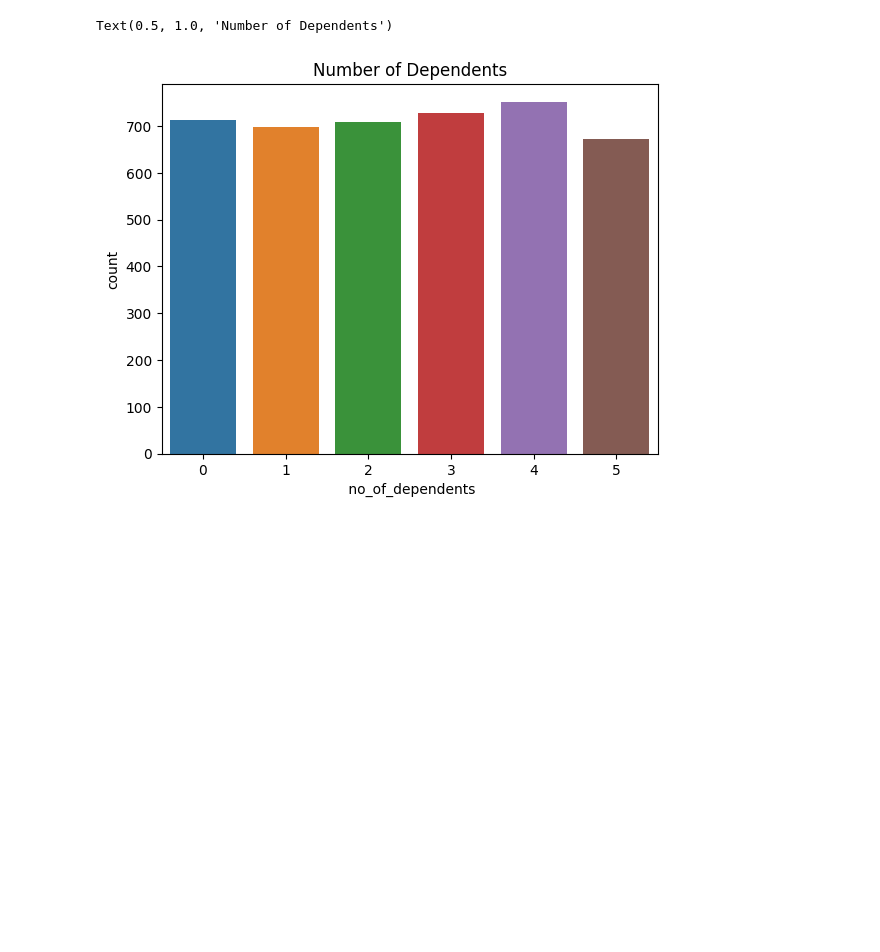
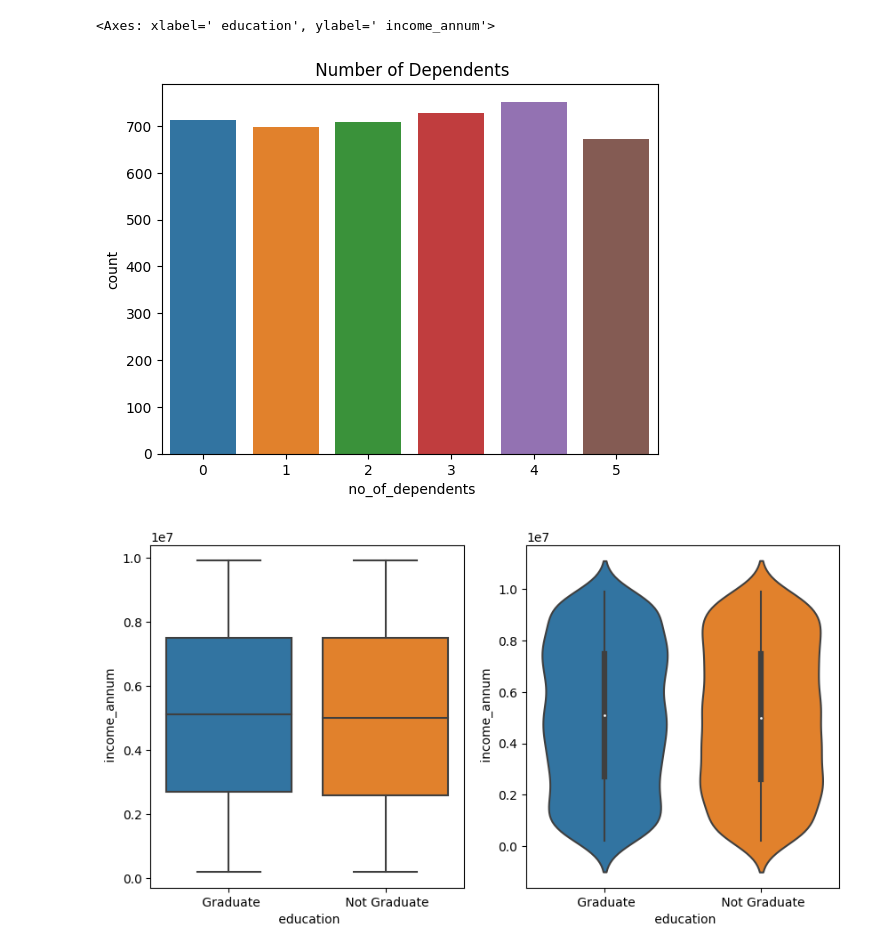
Before and after one commit to sahilvunnam/Loan, a Jupyter notebook: Untitled0.ipynb, the cells around one changed output. Drawn from its saved outputs; the diff is of its cells as text; code cells hidden in the pictures; blank space fills up the shorter version.

```diff
--- a/Untitled0.ipynb
+++ b/Untitled0.ipynb
@@ -3,24 +3,27 @@
 # %%
 import numpy as np
 import matplotlib.pyplot as plt
 import pandas as pd
 import seaborn as sns
 
 df = pd.read_csv('loan_approval_dataset.csv')
 df.head()
 df.shape
 df.drop(columns='loan_id', inplace=True)
 df.isnull().sum()
 df.dtypes
 df['Movable_assets'] = df[' bank_asset_value'] + df[' luxury_assets_value']
 df['Immovable_assets'] = df[' residential_assets_value'] + df[' commercial_assets_value']
-df.drop(columns=[' bank_asset_value',' luxury_assets_value', ' residential_assets_value', ' commercial_assets_value' ], )
+df.drop(columns = [' bank_asset_value', ' luxury_assets_value', ' residential_assets_value', ' commercial_assets_value'], inplace = True)
 df.describe()
-df.head()
-sns.countplot(x = ' no_of_dependents', data = df).set_title('Number of Dependents')
+sns.countplot(x = ' no_of_dependents', data = df).set_title(' Number of Dependents')
+fig, ax = plt.subplots(1, 2, figsize= (10, 5))
+sns.boxplot(x = ' education', y = ' income_annum', data = df, ax = ax[0])
+sns.violinplot(x = ' education', y = ' income_annum', data = df, ax = ax[1])
 # %% [output]
-Text(0.5, 1.0, 'Number of Dependents')
+<Axes: xlabel=' education', ylabel=' income_annum'>
 [figure]
+[figure, added]
 # %%
 from google.colab import drive
 drive.mount('/content/drive')
```
Also changed, not shown: parts of 1 cell of this notebook.
